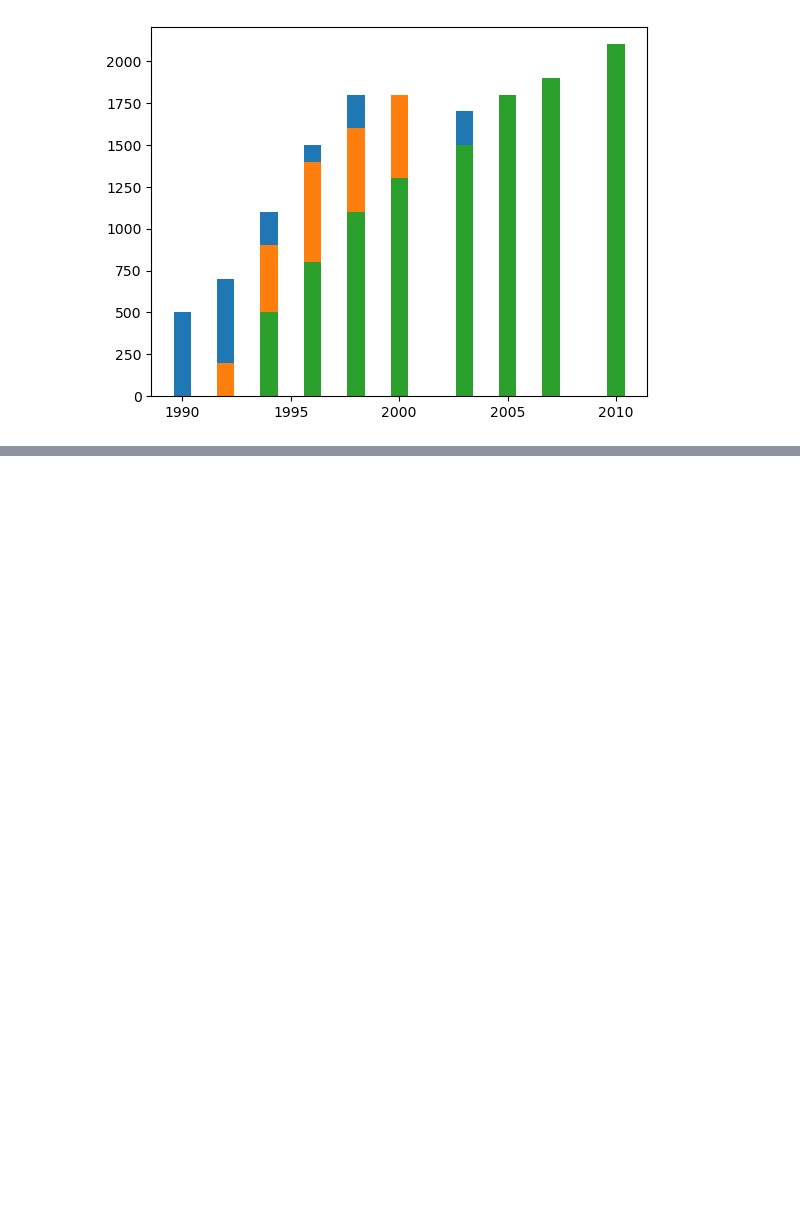
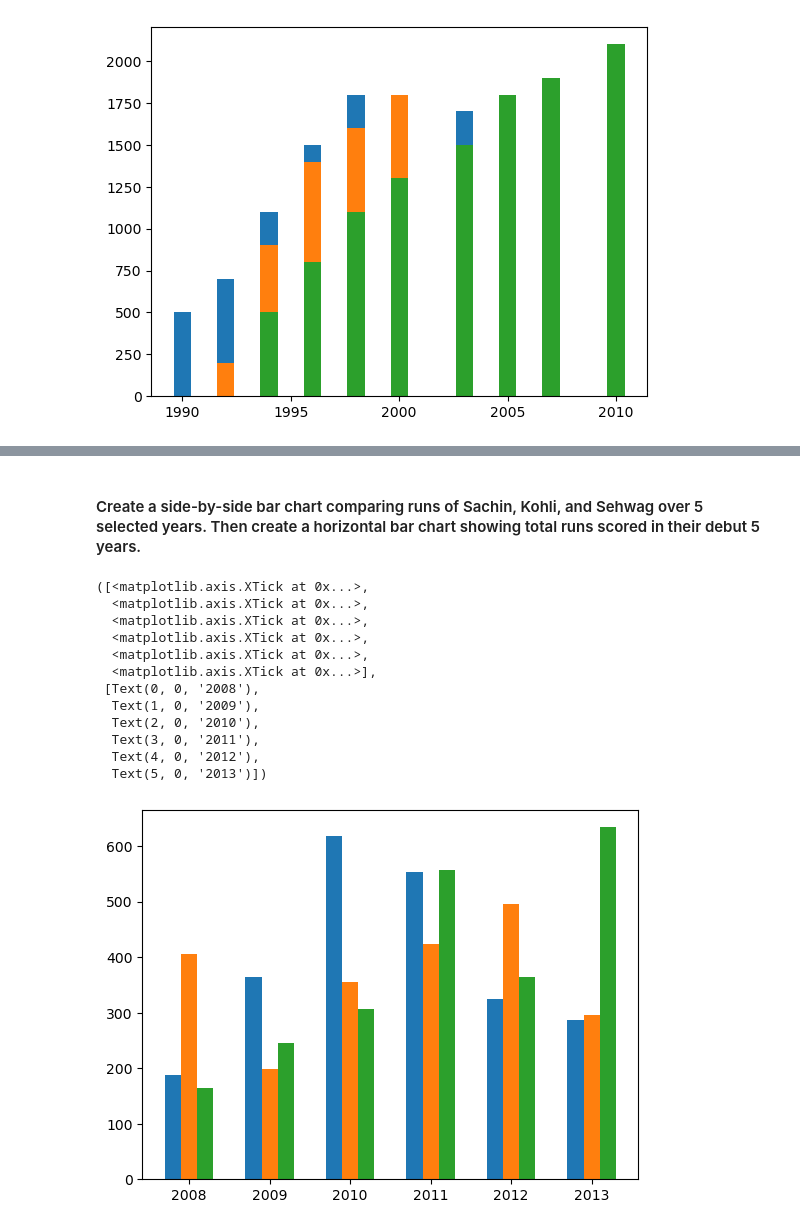
Before and after one commit to pankajvshnv/Data-Science, a Jupyter notebook: Matplotlib_Visualization.ipynb, the cells around one changed output, grey strips where cells are left out. Saved outputs shown, nothing was run; the diff lists cells and outputs as text; code cells hidden in the pictures; blank space fills up the shorter version.

```diff
--- a/Matplotlib_Visualization.ipynb
+++ b/Matplotlib_Visualization.ipynb
@@ -234,0 +273,31 @@ plt.bar(x - width,
+# %% [markdown]
+#### Create a side-by-side bar chart comparing runs of Sachin, Kohli, and Sehwag over 5 selected years. Then create a horizontal bar chart showing total runs scored in their debut 5 years.
+# %%
+years=[2008,2009, 2010, 2011, 2012, 2013]
+
+sachin_ipl_runs = [188, 364, 618, 553, 324, 287]
+virat_ipl_runs = [165, 246, 307, 557, 364, 634]
+sehwag_ipl_runs = [406, 198, 356, 424, 495, 295]
+# %%
+import numpy as np
+x = np.arange(len(years))
+width=0.2
+
+plt.bar(x - width, sachin_ipl_runs, width=width, label="Sachin")
+plt.bar(x, sehwag_ipl_runs, width=width, label="Sehwag")
+plt.bar(x + width, virat_ipl_runs, width=width, label="Kohli")
+plt.xticks(x, years)
+# %% [output]
+([<matplotlib.axis.XTick at 0x...>,
+  <matplotlib.axis.XTick at 0x...>,
+  <matplotlib.axis.XTick at 0x...>,
+  <matplotlib.axis.XTick at 0x...>,
+  <matplotlib.axis.XTick at 0x...>,
+  <matplotlib.axis.XTick at 0x...>],
+ [Text(0, 0, '2008'),
+  Text(1, 0, '2009'),
+  Text(2, 0, '2010'),
+  Text(3, 0, '2011'),
+  Text(4, 0, '2012'),
+  Text(5, 0, '2013')])
+[figure, added]
```
Also changed, not shown: parts of 13 cells of this notebook.
